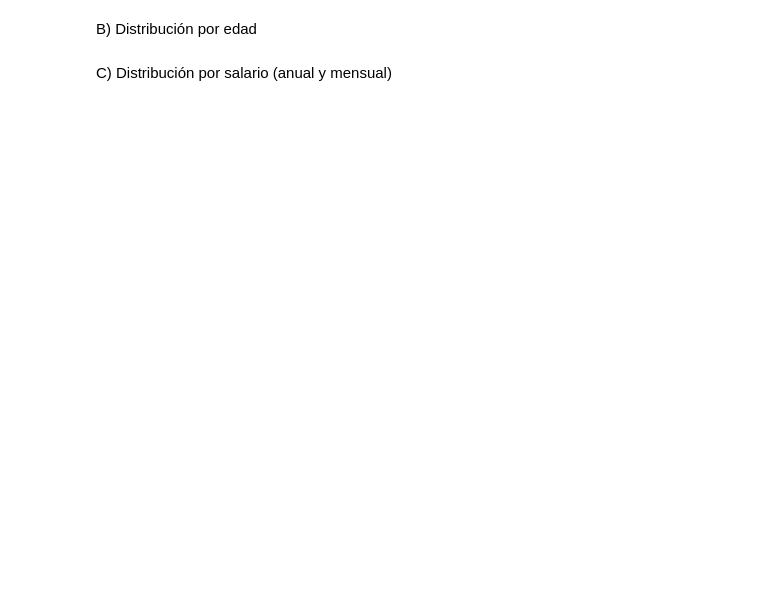
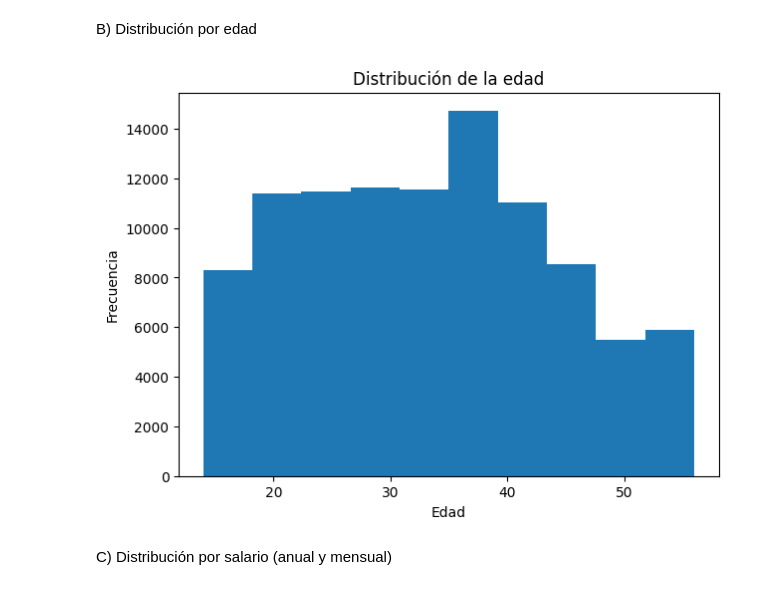
Before and after one commit to Luca-web25/An-lisis-exploratorio-cr-ditos, a Jupyter notebook: Deteccioon_de_Fraude.ipynb, the cells around one changed output. Drawn from its saved outputs; the diff is of its cells as text; code cells hidden in the pictures; blank space fills up the shorter version.

```diff
--- a/Deteccioon_de_Fraude.ipynb
+++ b/Deteccioon_de_Fraude.ipynb
@@ -140,4 +165,19 @@ A) Distribución del puntaje crediticio
 # %% [markdown]
 B) Distribución por edad
+# %%
+# Histograma de la edad
+
+plt.figure(figsize=(7,5))
+
+plt.hist(
+    bank_df["Age"].drop_nulls().to_list()
+)
+
+plt.title("Distribución de la edad")
+plt.xlabel("Edad")
+plt.ylabel("Frecuencia")
+plt.show()
+# %% [output]
+[figure, added]
 # %% [markdown]
 C) Distribución por salario (anual y mensual)
```
Also changed, not shown: parts of 8 cells of this notebook.
